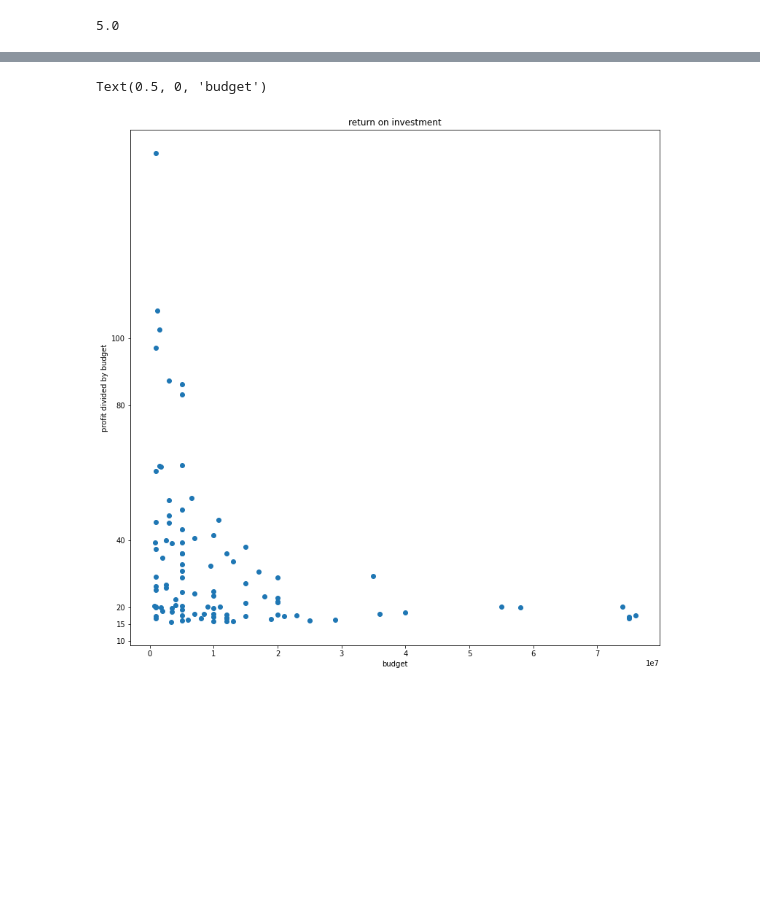
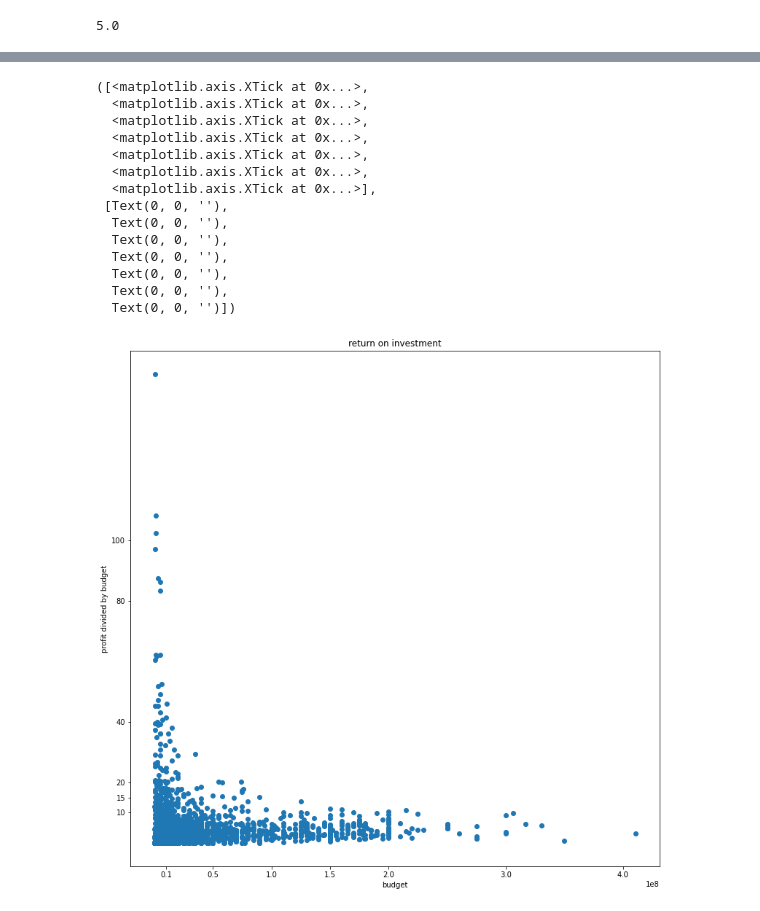
Before and after one commit to john-c-simmons/microsoft_film_reccomendation, a Jupyter notebook: opening data.ipynb, the cells around one changed output, grey strips where cells are left out. Drawn from its saved outputs; the diff is of its cells as text; code cells hidden in the pictures; blank space fills up the shorter version.

```diff
--- a/opening data.ipynb
+++ b/opening data.ipynb
@@ -338,14 +341,28 @@ top250= pd.concat(top250frames)
 # %%
 #tndfp = tndf[(tndf['net_profit'] >= 0)]
 plot_three_fig, plot_three_ax = plt.subplots(figsize=(13,13))
-plot_three_ax.scatter(top100['production_budget'], top100['return_on_investment'])
+plot_three_ax.scatter(nrml['production_budget'], nrml['return_on_investment'])
 plt.yticks([10, 15, 20,40,80, 100])
 plt.title('return on investment')
 plt.ylabel('profit divided by budget')
 plt.xlabel('budget')
+plt.xticks([10000000, 50000000, 100000000, 150000000, 200000000, 300000000, 400000000])
 # %% [output]
-Text(0.5, 0, 'budget')
+([<matplotlib.axis.XTick at 0x...>,
+  <matplotlib.axis.XTick at 0x...>,
+  <matplotlib.axis.XTick at 0x...>,
+  <matplotlib.axis.XTick at 0x...>,
+  <matplotlib.axis.XTick at 0x...>,
+  <matplotlib.axis.XTick at 0x...>,
+  <matplotlib.axis.XTick at 0x...>],
+ [Text(0, 0, ''),
+  Text(0, 0, ''),
+  Text(0, 0, ''),
+  Text(0, 0, ''),
+  Text(0, 0, ''),
+  Text(0, 0, ''),
+  Text(0, 0, '')])
-[figure, old version]
+[figure, new version]
 # %%
 top100.head(50)
 # %% [output]
```
Also changed, not shown: parts of 19 cells of this notebook, 2 other files.
